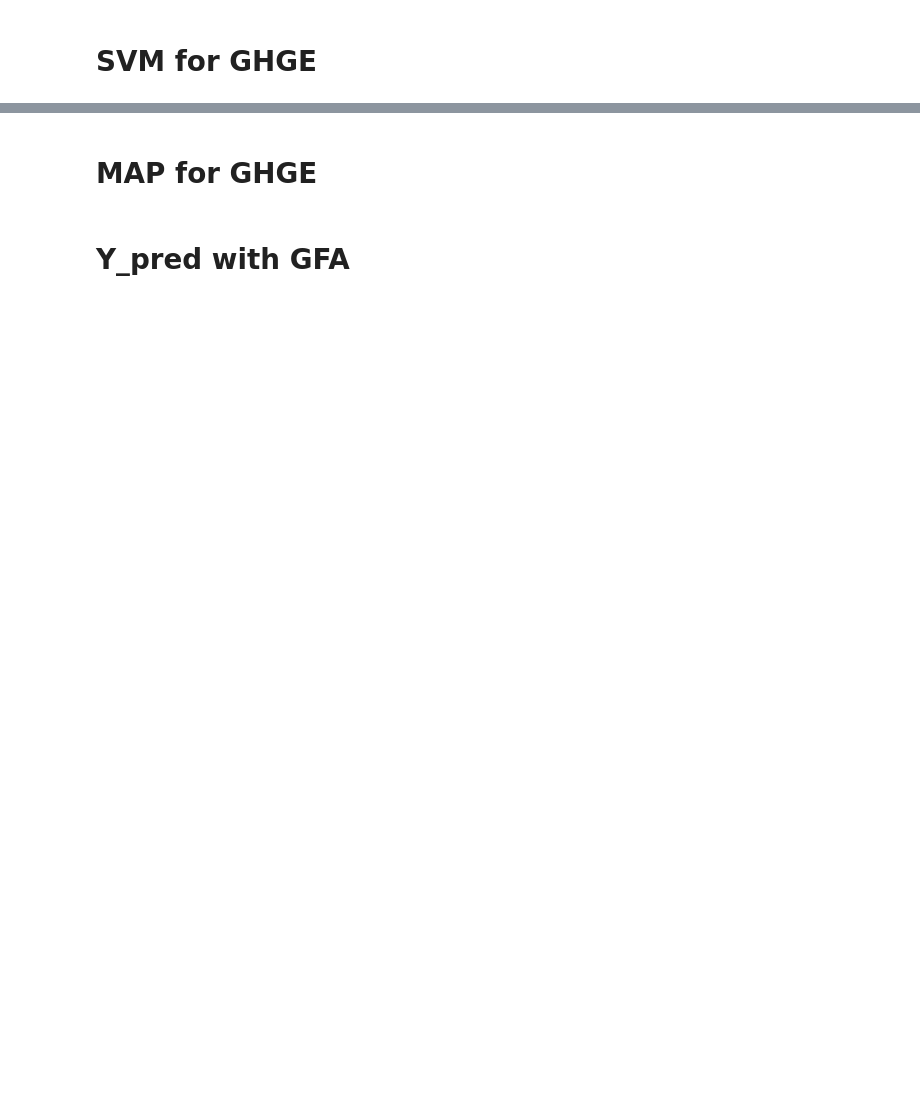
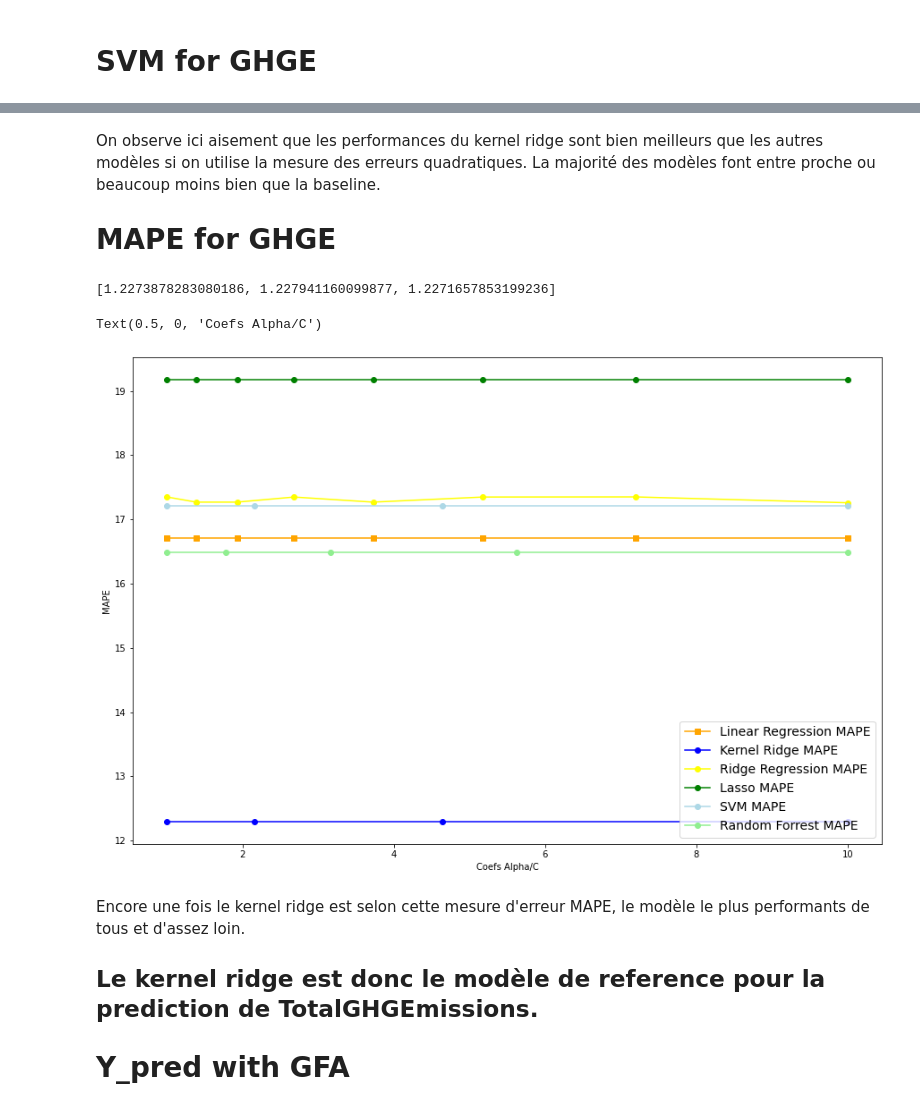
Before and after one commit to benMiniconi/Seattle2050, a Jupyter notebook: ProjetFinal/PEnergy_02_notebook_modelisation.ipynb, the cells around one changed output, grey strips where cells are left out. Drawn from its saved outputs; the diff is of its cells as text; code cells hidden in the pictures; blank space fills up the shorter version.

```diff
--- a/ProjetFinal/PEnergy_02_notebook_modelisation.ipynb
+++ b/ProjetFinal/PEnergy_02_notebook_modelisation.ipynb
@@ -935,20 +1084,31 @@ plt.xlabel("Coefs Alpha/C")
 # %% [markdown]
-# MAP for GHGE
+On observe ici aisement que les performances du kernel ridge sont bien meilleurs que les autres modèles si on utilise la mesure des erreurs quadratiques. La majorité des modèles font entre proche ou beaucoup moins bien que la baseline.
+
+# MAPE for GHGE
 # %%
 fig = plt.figure(figsize=(15, 10))
 #np.logspace(-5, 5, 10),
 print(rmseLinearSVR)
-plt.plot(np.logspace(0, 1, 8), mapLinearGHGE,  color="orange", marker='s', label="Linear Regression MAP")
-plt.plot(np.logspace(0, 1, 4), mapKernelRidgeGHGE,  color="blue", marker='o', label="Kernel Ridge MAP")
-plt.plot(np.logspace(0, 1, 8), mapRidgeGHGE,  color="yellow", marker='o', label="Ridge Regression MAP")
-plt.plot(np.logspace(0, 1, 8), mapLassoGHGE,  color="green", marker='o', label="Lasso MAP")
-plt.plot(np.logspace(0, 1, 4), mapLinearSVR_GHGE,  color="lightblue", marker='o', label="SVM MAP")
-plt.plot(np.logspace(0, 1, 5), (mapRegressionTreeGHGE[0], mapRegressionTreeGHGE[0], mapRegressionTreeGHGE[0], mapRegressionTreeGHGE[0], mapRegressionTreeGHGE[0]) ,  color="lightgreen", marker='o', label="Random Forrest MAP")
+plt.plot(np.logspace(0, 1, 8), mapLinearGHGE,  color="orange", marker='s', label="Linear Regression MAPE")
+plt.plot(np.logspace(0, 1, 4), mapKernelRidgeGHGE,  color="blue", marker='o', label="Kernel Ridge MAPE")
+plt.plot(np.logspace(0, 1, 8), mapRidgeGHGE,  color="yellow", marker='o', label="Ridge Regression MAPE")
+plt.plot(np.logspace(0, 1, 8), mapLassoGHGE,  color="green", marker='o', label="Lasso MAPE")
+plt.plot(np.logspace(0, 1, 4), mapLinearSVR_GHGE,  color="lightblue", marker='o', label="SVM MAPE")
+plt.plot(np.logspace(0, 1, 5), (mapRegressionTreeGHGE[0], mapRegressionTreeGHGE[0], mapRegressionTreeGHGE[0], mapRegressionTreeGHGE[0], mapRegressionTreeGHGE[0]) ,  color="lightgreen", marker='o', label="Random Forrest MAPE")
 
 plt.legend(loc="lower right", fontsize=14)
-plt.ylabel("MAP")
+plt.ylabel("MAPE")
 plt.xlabel("Coefs Alpha/C")
+# %% [output]
+[1.2273878283080186, 1.227941160099877, 1.2271657853199236]
+Text(0.5, 0, 'Coefs Alpha/C')
+[figure, added]
 # %% [markdown]
+Encore une fois le kernel ridge est selon cette mesure d'erreur MAPE, le modèle le plus performants de tous et d'assez loin.
+
+## Le kernel ridge est donc le modèle de reference pour la prediction de TotalGHGEmissions.
+
+
 # Y_pred with GFA
 # %%
 #A ajouter H2O pour aller à l'essentiel
```
Also changed, not shown: parts of 49 cells of this notebook.
